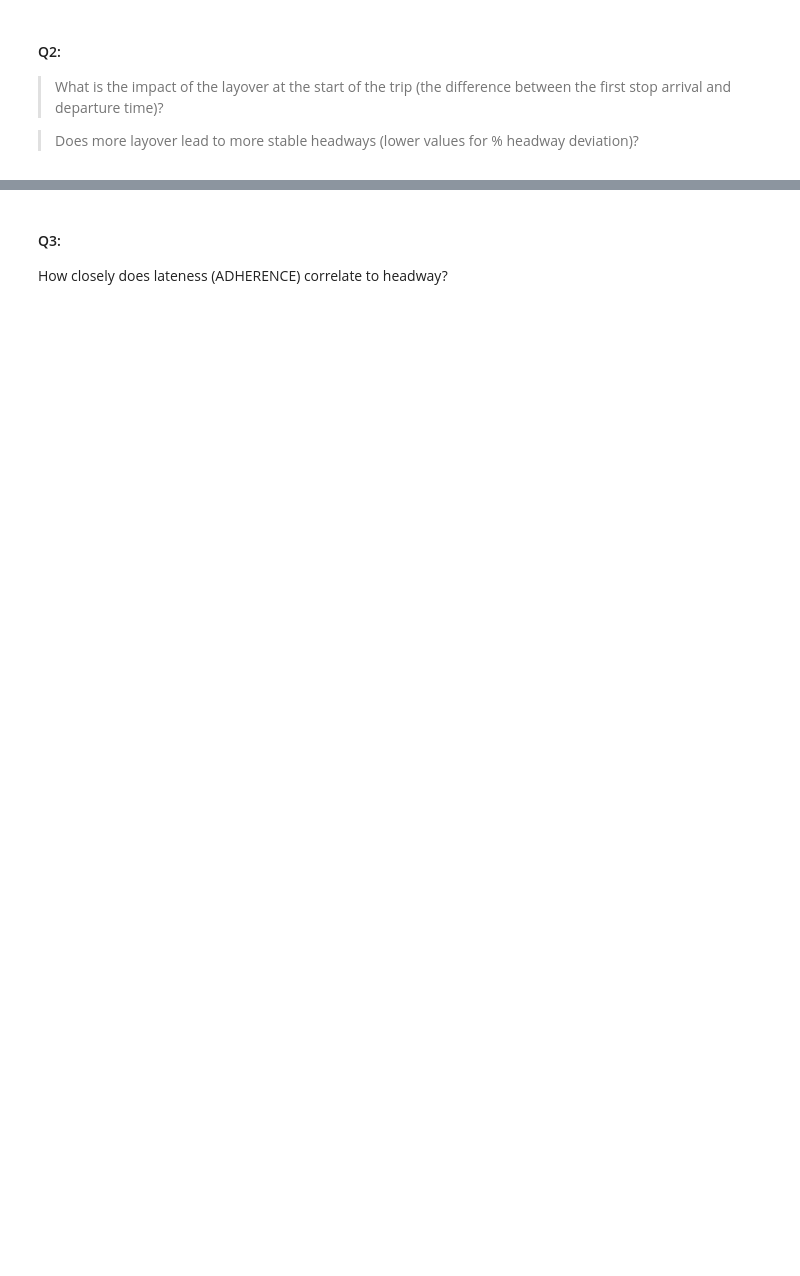
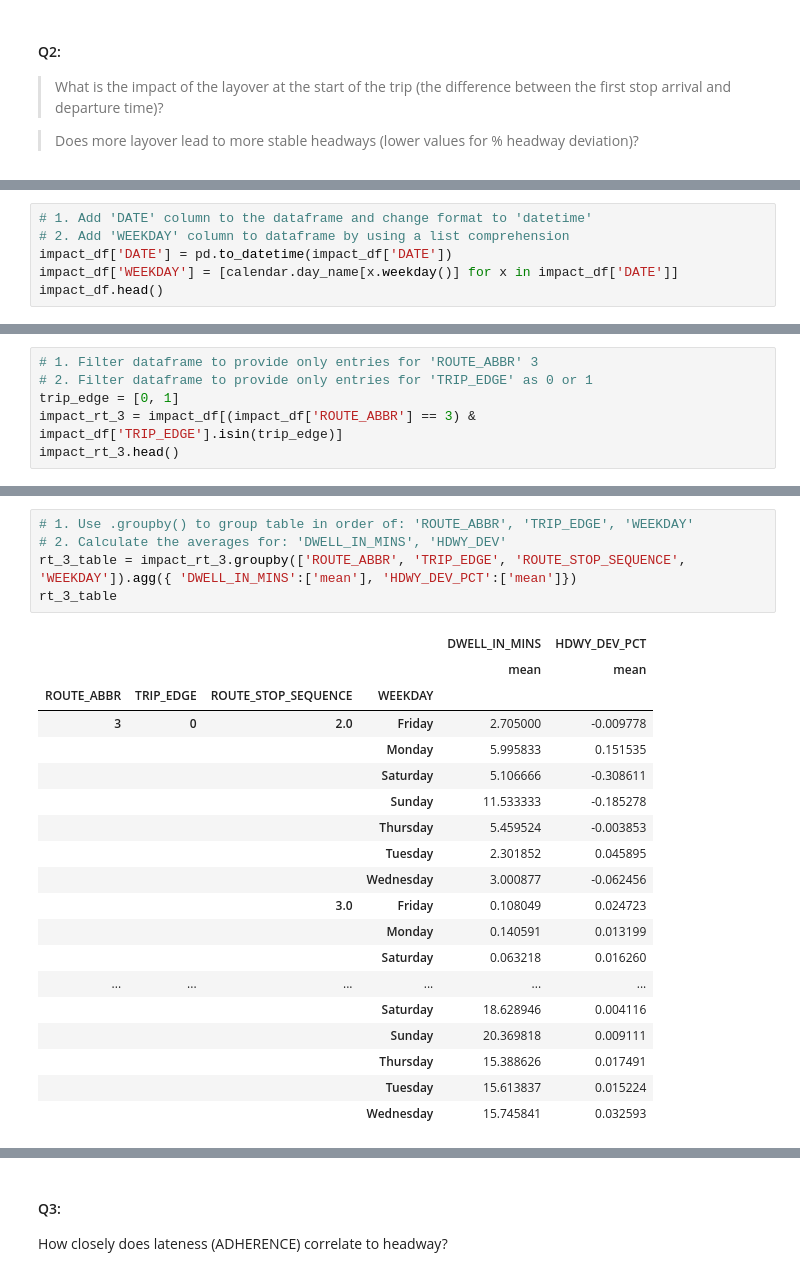
Before and after one commit to NSS-Data-Analytics-Cohort-7/wego-python-bit-my_finger, a Jupyter notebook: notebook/we_go_project.ipynb, the cells around one changed output, grey strips where cells are left out. Saved outputs shown, nothing was run; the diff lists cells and outputs as text; blank space fills up the shorter version.

```diff
--- a/notebook/we_go_project.ipynb
+++ b/notebook/we_go_project.ipynb
@@ -444,0 +158,6 @@ impact_table_2
+# %%
+# 1. Add 'DATE' column to the dataframe and change format to 'datetime'
+# 2. Add 'WEEKDAY' column to dataframe by using a list comprehension
+impact_df['DATE'] = pd.to_datetime(impact_df['DATE'])
+impact_df['WEEKDAY'] = [calendar.day_name[x.weekday()] for x in impact_df['DATE']]
+impact_df.head()
@@ -444,0 +198,6 @@ impact_table_2
+# %%
+# 1. Filter dataframe to provide only entries for 'ROUTE_ABBR' 3
+# 2. Filter dataframe to provide only entries for 'TRIP_EDGE' as 0 or 1
+trip_edge = [0, 1]
+impact_rt_3 = impact_df[(impact_df['ROUTE_ABBR'] == 3) & impact_df['TRIP_EDGE'].isin(trip_edge)]
+impact_rt_3.head()
@@ -444,0 +211,25 @@ impact_table_2
+# %%
+# 1. Use .groupby() to group table in order of: 'ROUTE_ABBR', 'TRIP_EDGE', 'WEEKDAY'
+# 2. Calculate the averages for: 'DWELL_IN_MINS', 'HDWY_DEV'
+rt_3_table = impact_rt_3.groupby(['ROUTE_ABBR', 'TRIP_EDGE', 'ROUTE_STOP_SEQUENCE', 'WEEKDAY']).agg({ 'DWELL_IN_MINS':['mean'], 'HDWY_DEV_PCT':['mean']})
+rt_3_table
+# %% [output]
+|  |  |  |  | DWELL_IN_MINS | HDWY_DEV_PCT |
+|  |  |  |  | mean | mean |
+| ROUTE_ABBR | TRIP_EDGE | ROUTE_STOP_SEQUENCE | WEEKDAY |  |  |
+| 3 | 0 | 2.0 | Friday | 2.705000 | -0.009778 |
+|  |  |  | Monday | 5.995833 | 0.151535 |
+|  |  |  | Saturday | 5.106666 | -0.308611 |
+|  |  |  | Sunday | 11.533333 | -0.185278 |
+|  |  |  | Thursday | 5.459524 | -0.003853 |
+|  |  |  | Tuesday | 2.301852 | 0.045895 |
+|  |  |  | Wednesday | 3.000877 | -0.062456 |
+|  |  | 3.0 | Friday | 0.108049 | 0.024723 |
+|  |  |  | Monday | 0.140591 | 0.013199 |
+|  |  |  | Saturday | 0.063218 | 0.016260 |
+| ... | ... | ... | ... | ... | ... |
+|  |  |  | Saturday | 18.628946 | 0.004116 |
+|  |  |  | Sunday | 20.369818 | 0.009111 |
+|  |  |  | Thursday | 15.388626 | 0.017491 |
+|  |  |  | Tuesday | 15.613837 | 0.015224 |
+|  |  |  | Wednesday | 15.745841 | 0.032593 |
```
Also changed, not shown: parts of 36 cells of this notebook.
